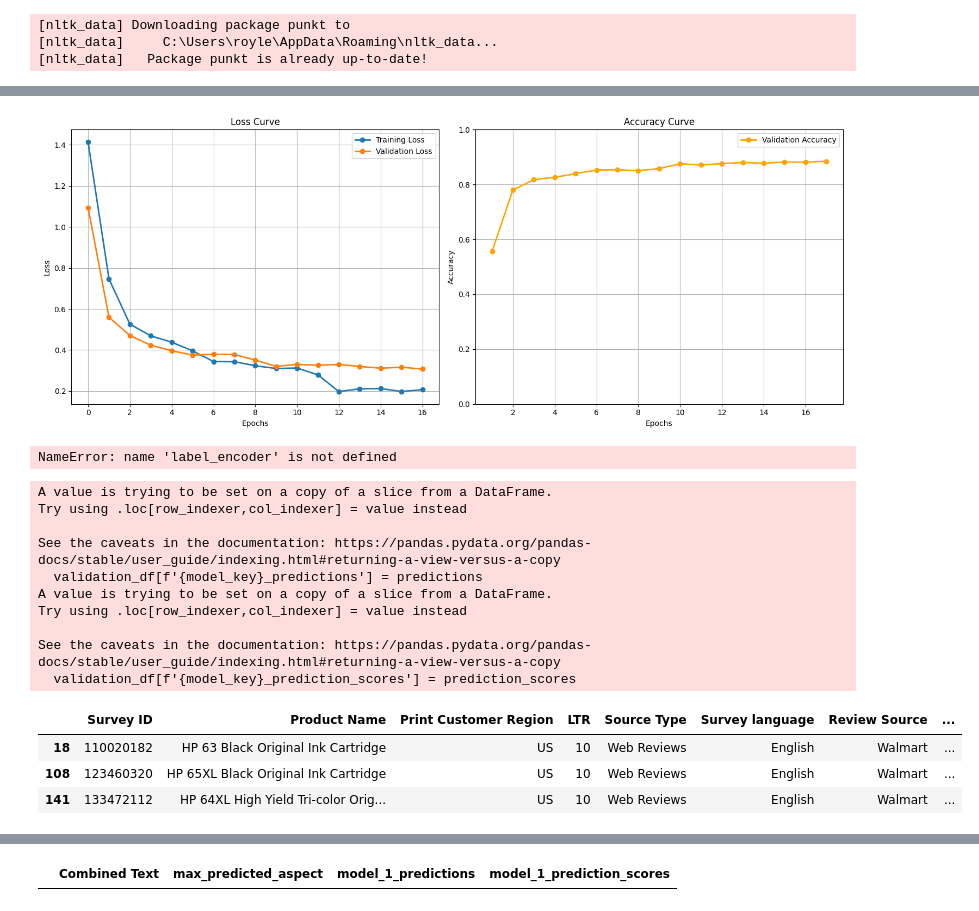
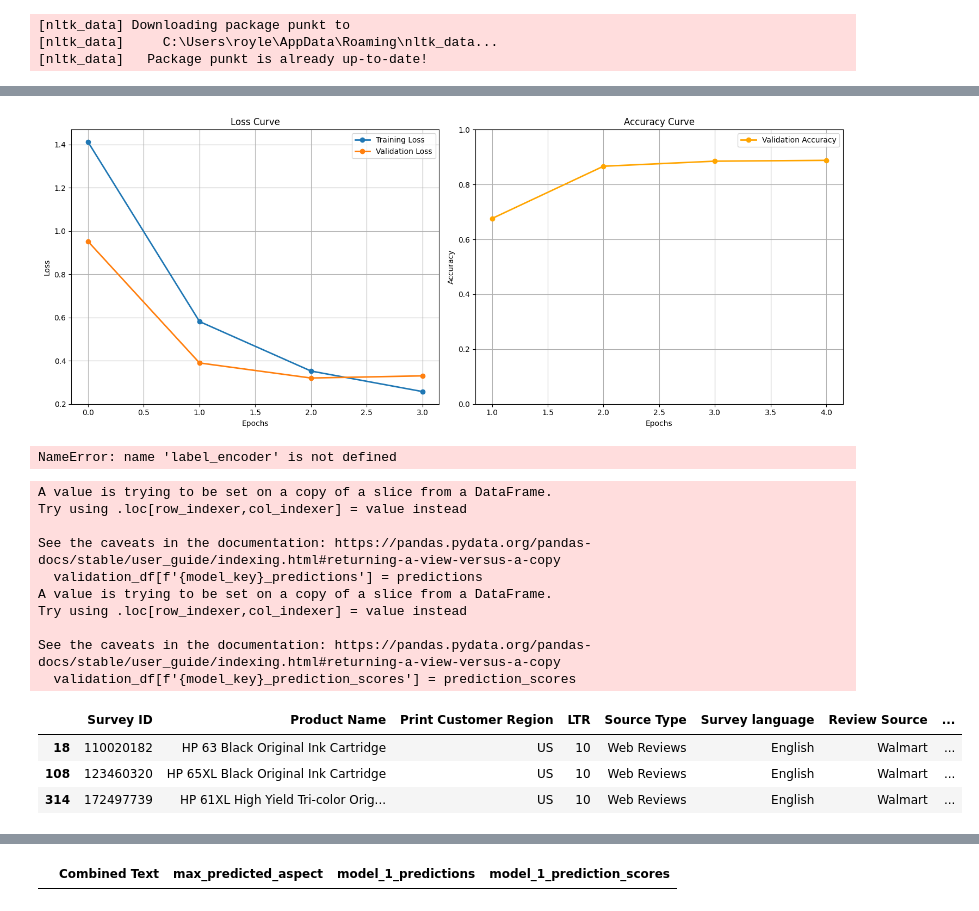
Before and after one commit to wd686/InkSightAnalyzer, a Jupyter notebook: distilbert (category) 201.ipynb, the cells around one changed output, grey strips where cells are left out. Cells and saved outputs as stored; diff of their text form; code cells hidden in the pictures.

```diff
--- a/distilbert (category) 201.ipynb
+++ b/distilbert (category) 201.ipynb
@@ -66,8 +66,8 @@ def count_sentences(text):
 df['sentence_count'] = df['Combined Text'].apply(count_sentences)
 
 # 2.2 Filter by Review Length and/or Tokens
-token_threshold = 99999  # 20
-sentence_threshold = 99999   # 1
+token_threshold = 20  # 20
+sentence_threshold = 1   # 1
 df = df[(df['token_count'] <= token_threshold) & (df['sentence_count'] <= sentence_threshold)]
 
 # 2.3 Filter out max_predicted_aspect = 'Others'
@@ -416,7 +405,7 @@ def plot_training_curves(trainer):
 # Call the function to plot training curves
 plot_training_curves(trainer)
 # %% [output]
-[figure, old version]
+[figure, new version]
 # %%
 model_paths = {
     'model_1': 'models/distilbert aspect classification 181024'
@@ -496,7 +485,7 @@ results_df
 NameError: name 'label_encoder' is not defined
 # %%
 model_paths = {
-    'model_1': 'models/distilbert aspect classification 181024 999',
+    'model_1': 'models/distilbert aspect classification 181024 201',
 }
 
 aspect_labels = ['Customer Service', 'Delivery', 'Price', 'Product Quality']
@@ -545,35 +534,35 @@ def get_predictions(model, tokenizer, texts):
         prediction_scores.append(category_scores)
 
     return predictions, prediction_scores
 
 # Prepare to store predictions
 for model_key in model_paths.keys():
     # Get predictions for the current model
     predictions, prediction_scores = get_predictions(models[model_key], tokenizers[model_key], validation_df['Combined Text'].tolist())
 
     # Add predictions to the DataFrame
     validation_df[f'{model_key}_predictions'] = predictions
 
     # Add prediction scores to the DataFrame (as a string or list for better display)
     validation_df[f'{model_key}_prediction_scores'] = prediction_scores
 
-validation_df.to_csv('validation_predictions 181024.csv', index=False)
+validation_df.to_csv('validation_predictions 181024 201.csv', index=False)
 validation_df.head(3)
 # %% [output]
 A value is trying to be set on a copy of a slice from a DataFrame.
 Try using .loc[row_indexer,col_indexer] = value instead
 
 See the caveats in the documentation: https://pandas.pydata.org/pandas-docs/stable/user_guide/indexing.html#returning-a-view-versus-a-copy
   validation_df[f'{model_key}_predictions'] = predictions
 A value is trying to be set on a copy of a slice from a DataFrame.
 Try using .loc[row_indexer,col_indexer] = value instead
 
 See the caveats in the documentation: https://pandas.pydata.org/pandas-docs/stable/user_guide/indexing.html#returning-a-view-versus-a-copy
   validation_df[f'{model_key}_prediction_scores'] = prediction_scores
 |  | Survey ID | Product Name | Print Customer Region | LTR | Source Type | Survey language | Review Source | ... |
 | 18 | 110020182 | HP 63 Black Original Ink Cartridge | US | 10 | Web Reviews | English | Walmart | ... |
 | 108 | 123460320 | HP 65XL Black Original Ink Cartridge | US | 10 | Web Reviews | English | Walmart | ... |
-| 141 | 133472112 | HP 64XL High Yield Tri-color Orig... | US | 10 | Web Reviews | English | Walmart | ... |
+| 314 | 172497739 | HP 61XL High Yield Tri-color Orig... | US | 10 | Web Reviews | English | Walmart | ... |
 # %%
 # Function to plot confusion matrix
 def plot_confusion_matrix(cm, categories, title='Confusion Matrix'):
```
Also changed, not shown: parts of 6 cells of this notebook.
